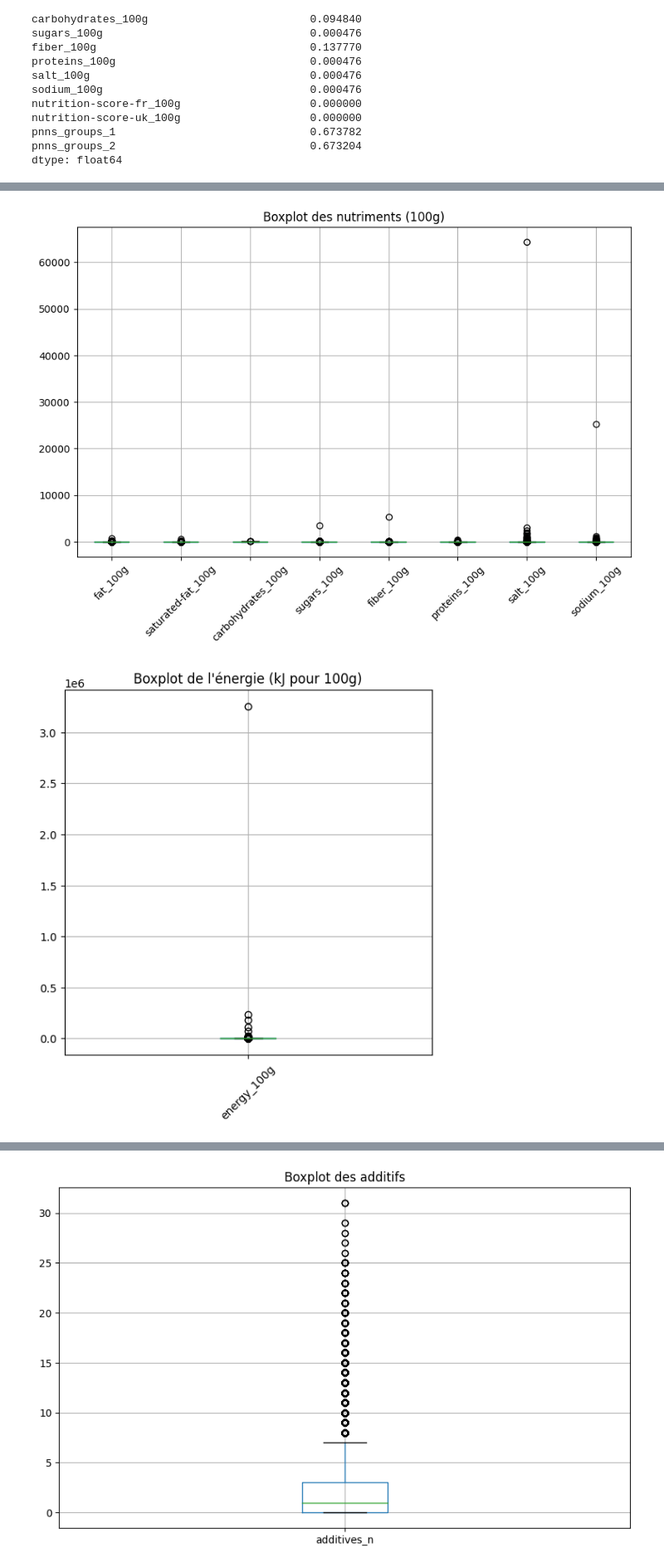
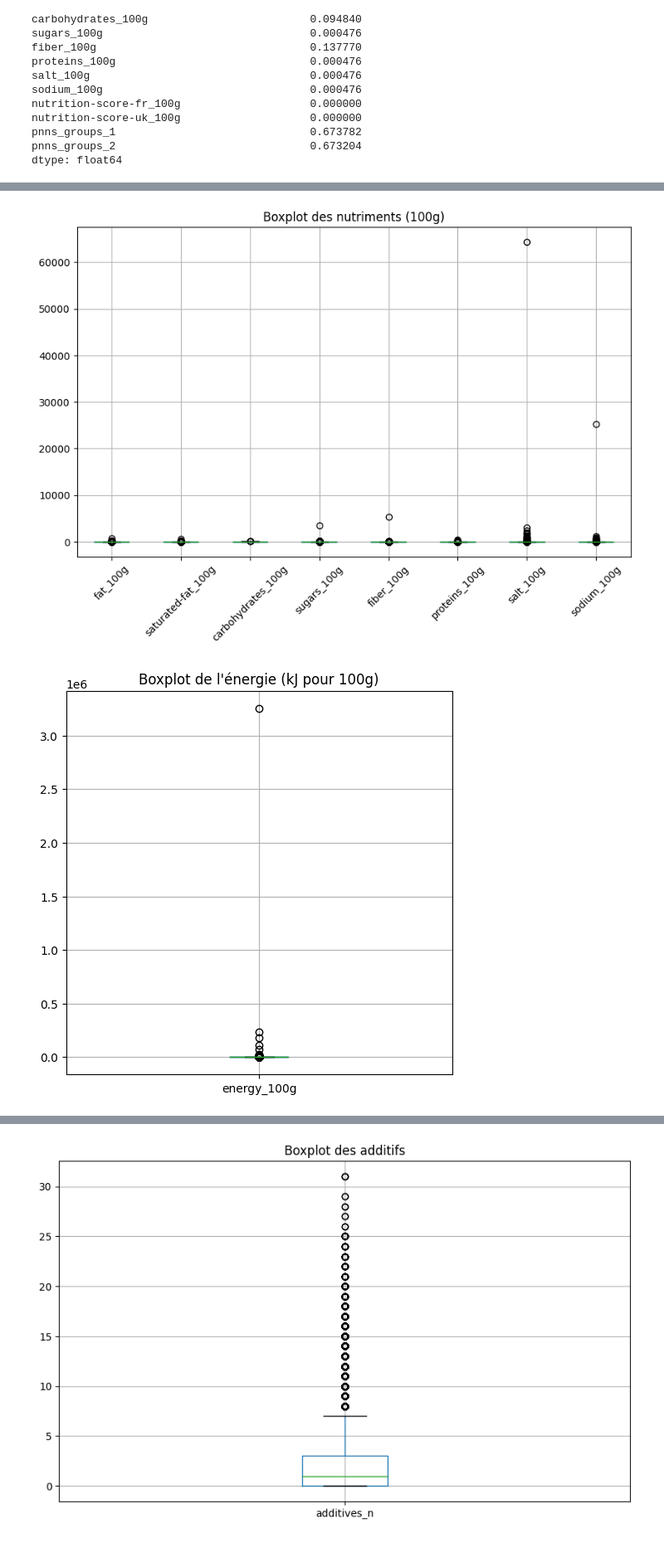
Before and after one commit to Bigzz22/Projets_OC, a Jupyter notebook: Projet 2/projet2.ipynb, the cells around one changed output, grey strips where cells are left out. Shown at 83% size. Saved outputs shown, nothing was run; the diff lists cells and outputs as text; code cells hidden in the pictures.

```diff
--- a/Projet 2/projet2.ipynb
+++ b/Projet 2/projet2.ipynb
@@ -208,30 +251,28 @@ Index(['additives_n', 'ingredients_from_palm_oil_n', 'nutrition_grade_fr',
 # %%
 df_cleaned.hist(bins=20, figsize=(30, 20))
 plt.show()
 
 nutriment_features = [col for col in df_cleaned.columns if col.endswith('_100g') and col != 'energy_100g']
 
-# Figures des nutriments
+# Nutriments
 plt.figure(figsize=(10, 6))
 df_cleaned[nutriment_features].boxplot()
 plt.title("Boxplot des nutriments (100g)")
 plt.xticks(rotation=45)
 plt.show()
 
-# Figure pour l'énergie
+# Energie
 plt.figure(figsize=(6, 6))
 df_cleaned[['energy_100g']].boxplot()
 plt.title("Boxplot de l'énergie (kJ pour 100g)")
-plt.xticks(rotation=45)
 plt.show()
 
-# Figure pour l'huile de palme
+# Huile de palme
 plt.figure(figsize=(6, 6))
 df_cleaned[['ingredients_from_palm_oil_n']].boxplot()
 plt.title("Nombre d'ingrédients pouvant contenir de l'huile de palme")
-plt.xticks(rotation=45)
 plt.show()
 # %% [output]
 [figure]
 [figure]
-[figure, old version]
+[figure, new version]
```
Also changed, not shown: parts of 68 cells of this notebook, 1 other file.
